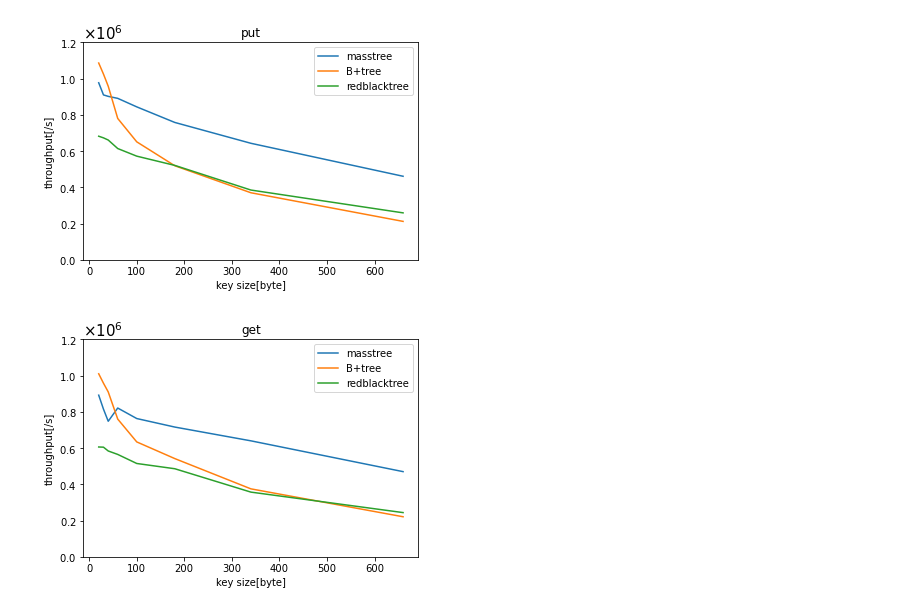
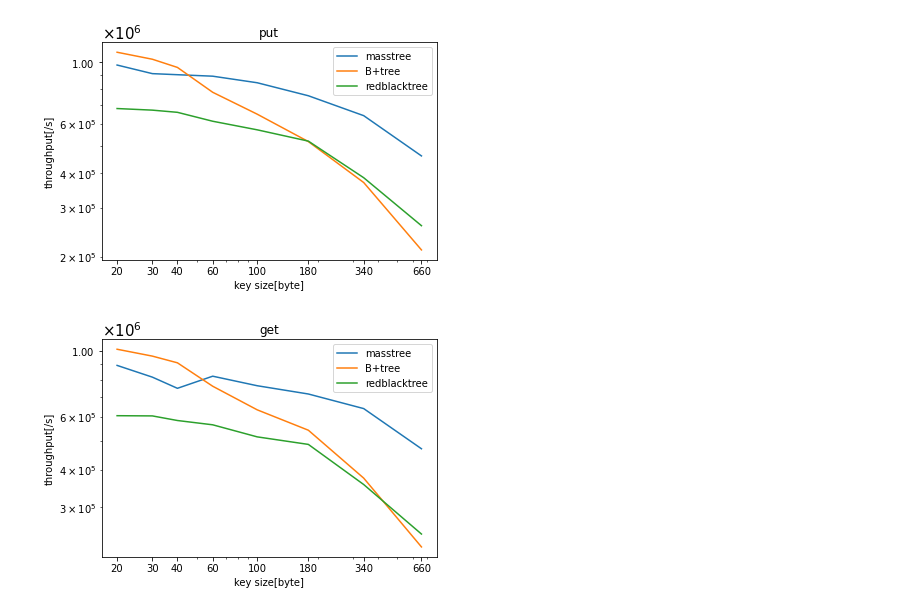
Before and after one commit to okudahi/miniproject, a Jupyter notebook: plot.ipynb, the cells around one changed output. Cells and saved outputs as stored; diff of their text form; code cells hidden in the pictures.

```diff
--- a/plot.ipynb
+++ b/plot.ipynb
@@ -34,34 +34,38 @@ def makefigure(operation):
     result_mass = []
     result_b = []
     result_rb = []
     result_hm = []
 
     # put
     for i in range(len(size_array)):
         result_mass.append(results_mass[i*4+operation])
         result_b.append(results_b[i*4+operation])
         result_rb.append(results_rb[i*4+operation])
         result_hm.append(results_hm[i*4+operation])
     fig = pyplot.figure()
     ax = fig.add_subplot(111)
-    ax.yaxis.set_major_formatter(ptick.ScalarFormatter(useMathText=True))
+    ax.set_yscale('log')
+    ax.set_xscale('log')
+    ax.set_xticks(xaxis)
+    ax.set_xticklabels(xaxis)
+    #ax.yaxis.set_major_formatter(ptick.ScalarFormatter(useMathText=True))
     ax.yaxis.offsetText.set_fontsize(15)
     ax.ticklabel_format(style='sci',axis='y',scilimits=(0,0))
+
     pyplot.title(op)
     pyplot.xlabel('key size[byte]')
     pyplot.ylabel('throughput[/s]')
     pyplot.plot(xaxis, result_mass, label='masstree')
     pyplot.plot(xaxis, result_b, label='B+tree')
     pyplot.plot(xaxis, result_rb, label='redblacktree')
     #pyplot.plot(xaxis, result_hm, label='hashmap')
     pyplot.legend()
-    pyplot.ylim(0,1100000)
     pyplot.savefig("graphs/" + op + "_10000000keys_new.svg")
     pyplot.show()
 makefigure(0)
 makefigure(1)
 #makefigure(2)
 #makefigure(3)
 # %% [output]
-[figure, old version]
+[figure, new version]
-[figure, old version]
+[figure, new version]
```
Also changed, not shown: 7 other files.
